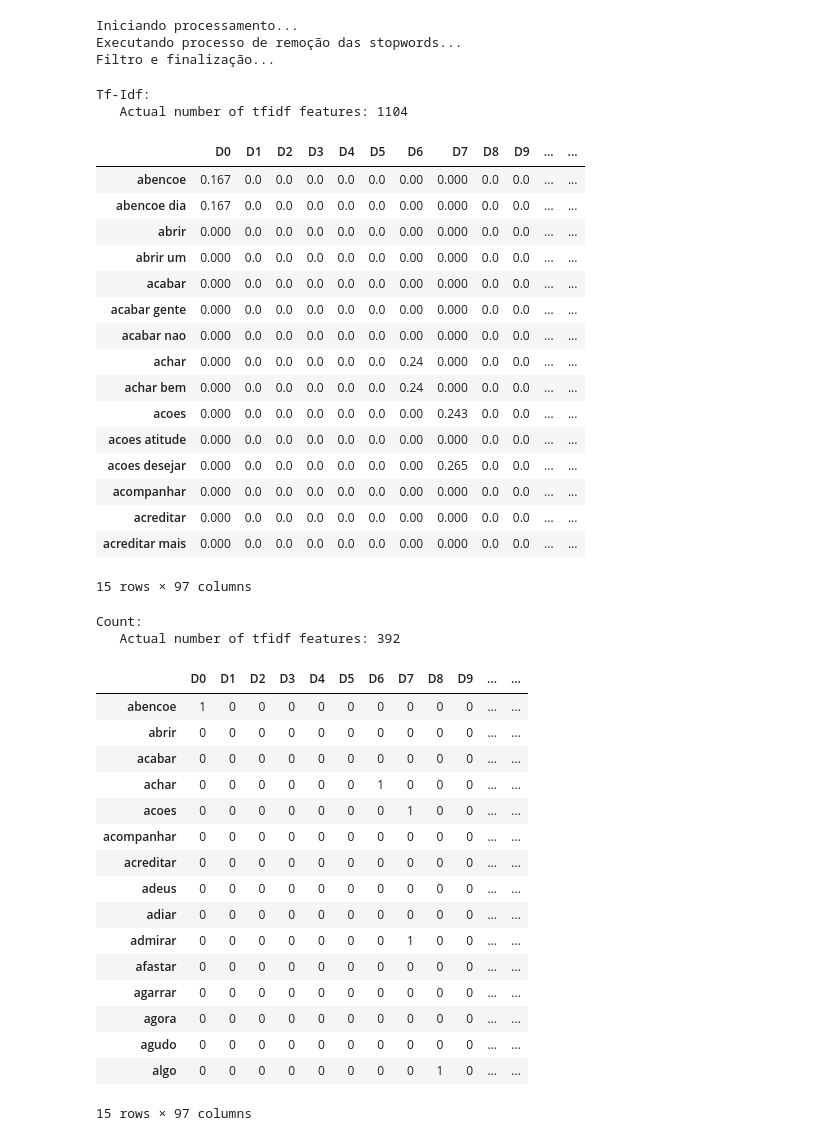
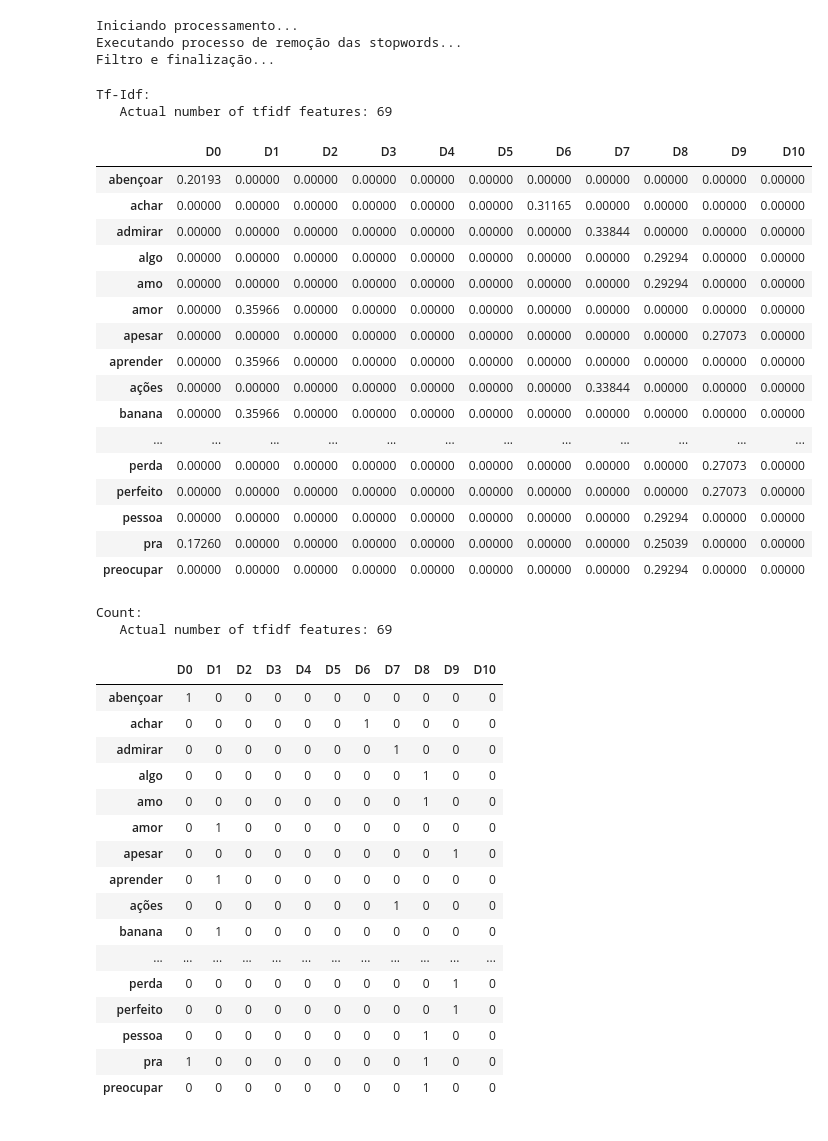
Before and after one commit to rdenadai/TxtP-Study-Notebooks, a Jupyter notebook: notebooks/text_classification_example.ipynb, the cells around one changed output. Drawn from its saved outputs; the diff is of its cells as text; code cells hidden in the pictures.

```diff
--- a/notebooks/text_classification_example.ipynb
+++ b/notebooks/text_classification_example.ipynb
@@ -458,56 +468,56 @@ Executando processo de remoção das stopwords...
 Filtro e finalização...
 # %%
 print('Tf-Idf:')
-vec_tfidf = TfidfVectorizer(max_df=5, sublinear_tf=False, use_idf=True, ngram_range=(1, 2))
+vec_tfidf = TfidfVectorizer(max_df=5, sublinear_tf=False, use_idf=True)
 X_tfidf = vec_tfidf.fit_transform(frases)
 print("   Actual number of tfidf features: %d" % X_tfidf.get_shape()[1])
-weights_tfidf = pd.DataFrame(np.round(X_tfidf.toarray().T, 3), index=vec_tfidf.get_feature_names(), columns=ldocs)
-display(weights_tfidf.head(15))
+weights_tfidf = pd.DataFrame(np.round(X_tfidf.toarray().T, 5), index=vec_tfidf.get_feature_names(), columns=ldocs)
+display(weights_tfidf.head(50))
 # %% [output]
 Tf-Idf:
-   Actual number of tfidf features: 1104
+   Actual number of tfidf features: 69
-|  | D0 | D1 | D2 | D3 | D4 | D5 | D6 | D7 | D8 | D9 | ... | ... |
-| abencoe | 0.167 | 0.0 | 0.0 | 0.0 | 0.0 | 0.0 | 0.00 | 0.000 | 0.0 | 0.0 | ... | ... |
-| abencoe dia | 0.167 | 0.0 | 0.0 | 0.0 | 0.0 | 0.0 | 0.00 | 0.000 | 0.0 | 0.0 | ... | ... |
-| abrir | 0.000 | 0.0 | 0.0 | 0.0 | 0.0 | 0.0 | 0.00 | 0.000 | 0.0 | 0.0 | ... | ... |
-| abrir um | 0.000 | 0.0 | 0.0 | 0.0 | 0.0 | 0.0 | 0.00 | 0.000 | 0.0 | 0.0 | ... | ... |
-| acabar | 0.000 | 0.0 | 0.0 | 0.0 | 0.0 | 0.0 | 0.00 | 0.000 | 0.0 | 0.0 | ... | ... |
-| acabar gente | 0.000 | 0.0 | 0.0 | 0.0 | 0.0 | 0.0 | 0.00 | 0.000 | 0.0 | 0.0 | ... | ... |
-| acabar nao | 0.000 | 0.0 | 0.0 | 0.0 | 0.0 | 0.0 | 0.00 | 0.000 | 0.0 | 0.0 | ... | ... |
-| achar | 0.000 | 0.0 | 0.0 | 0.0 | 0.0 | 0.0 | 0.24 | 0.000 | 0.0 | 0.0 | ... | ... |
-| achar bem | 0.000 | 0.0 | 0.0 | 0.0 | 0.0 | 0.0 | 0.24 | 0.000 | 0.0 | 0.0 | ... | ... |
-| acoes | 0.000 | 0.0 | 0.0 | 0.0 | 0.0 | 0.0 | 0.00 | 0.243 | 0.0 | 0.0 | ... | ... |
-| acoes atitude | 0.000 | 0.0 | 0.0 | 0.0 | 0.0 | 0.0 | 0.00 | 0.000 | 0.0 | 0.0 | ... | ... |
-| acoes desejar | 0.000 | 0.0 | 0.0 | 0.0 | 0.0 | 0.0 | 0.00 | 0.265 | 0.0 | 0.0 | ... | ... |
-| acompanhar | 0.000 | 0.0 | 0.0 | 0.0 | 0.0 | 0.0 | 0.00 | 0.000 | 0.0 | 0.0 | ... | ... |
-| acreditar | 0.000 | 0.0 | 0.0 | 0.0 | 0.0 | 0.0 | 0.00 | 0.000 | 0.0 | 0.0 | ... | ... |
-| acreditar mais | 0.000 | 0.0 | 0.0 | 0.0 | 0.0 | 0.0 | 0.00 | 0.000 | 0.0 | 0.0 | ... | ... |
+|  | D0 | D1 | D2 | D3 | D4 | D5 | D6 | D7 | D8 | D9 | D10 |
+| abençoar | 0.20193 | 0.00000 | 0.00000 | 0.00000 | 0.00000 | 0.00000 | 0.00000 | 0.00000 | 0.00000 | 0.00000 | 0.00000 |
+| achar | 0.00000 | 0.00000 | 0.00000 | 0.00000 | 0.00000 | 0.00000 | 0.31165 | 0.00000 | 0.00000 | 0.00000 | 0.00000 |
+| admirar | 0.00000 | 0.00000 | 0.00000 | 0.00000 | 0.00000 | 0.00000 | 0.00000 | 0.33844 | 0.00000 | 0.00000 | 0.00000 |
+| algo | 0.00000 | 0.00000 | 0.00000 | 0.00000 | 0.00000 | 0.00000 | 0.00000 | 0.00000 | 0.29294 | 0.00000 | 0.00000 |
+| amo | 0.00000 | 0.00000 | 0.00000 | 0.00000 | 0.00000 | 0.00000 | 0.00000 | 0.00000 | 0.29294 | 0.00000 | 0.00000 |
+| amor | 0.00000 | 0.35966 | 0.00000 | 0.00000 | 0.00000 | 0.00000 | 0.00000 | 0.00000 | 0.00000 | 0.00000 | 0.00000 |
+| apesar | 0.00000 | 0.00000 | 0.00000 | 0.00000 | 0.00000 | 0.00000 | 0.00000 | 0.00000 | 0.00000 | 0.27073 | 0.00000 |
+| aprender | 0.00000 | 0.35966 | 0.00000 | 0.00000 | 0.00000 | 0.00000 | 0.00000 | 0.00000 | 0.00000 | 0.00000 | 0.00000 |
+| ações | 0.00000 | 0.00000 | 0.00000 | 0.00000 | 0.00000 | 0.00000 | 0.00000 | 0.33844 | 0.00000 | 0.00000 | 0.00000 |
+| banana | 0.00000 | 0.35966 | 0.00000 | 0.00000 | 0.00000 | 0.00000 | 0.00000 | 0.00000 | 0.00000 | 0.00000 | 0.00000 |
+| ... | ... | ... | ... | ... | ... | ... | ... | ... | ... | ... | ... |
+| perda | 0.00000 | 0.00000 | 0.00000 | 0.00000 | 0.00000 | 0.00000 | 0.00000 | 0.00000 | 0.00000 | 0.27073 | 0.00000 |
+| perfeito | 0.00000 | 0.00000 | 0.00000 | 0.00000 | 0.00000 | 0.00000 | 0.00000 | 0.00000 | 0.00000 | 0.27073 | 0.00000 |
+| pessoa | 0.00000 | 0.00000 | 0.00000 | 0.00000 | 0.00000 | 0.00000 | 0.00000 | 0.00000 | 0.29294 | 0.00000 | 0.00000 |
+| pra | 0.17260 | 0.00000 | 0.00000 | 0.00000 | 0.00000 | 0.00000 | 0.00000 | 0.00000 | 0.25039 | 0.00000 | 0.00000 |
+| preocupar | 0.00000 | 0.00000 | 0.00000 | 0.00000 | 0.00000 | 0.00000 | 0.00000 | 0.00000 | 0.29294 | 0.00000 | 0.00000 |
-15 rows × 97 columns
 # %%
 print('Count:')
 vec_count = CountVectorizer()
 X_count = vec_count.fit_transform(frases)
 print("   Actual number of tfidf features: %d" % X_count.get_shape()[1])
 weights_count = pd.DataFrame(X_count.toarray().T, index=vec_count.get_feature_names(), columns=ldocs)
-display(weights_count.head(15))
+display(weights_count.head(50))
 # %% [output]
 Count:
-   Actual number of tfidf features: 392
+   Actual number of tfidf features: 69
-|  | D0 | D1 | D2 | D3 | D4 | D5 | D6 | D7 | D8 | D9 | ... | ... |
-| abencoe | 1 | 0 | 0 | 0 | 0 | 0 | 0 | 0 | 0 | 0 | ... | ... |
-| abrir | 0 | 0 | 0 | 0 | 0 | 0 | 0 | 0 | 0 | 0 | ... | ... |
-| acabar | 0 | 0 | 0 | 0 | 0 | 0 | 0 | 0 | 0 | 0 | ... | ... |
-| achar | 0 | 0 | 0 | 0 | 0 | 0 | 1 | 0 | 0 | 0 | ... | ... |
-| acoes | 0 | 0 | 0 | 0 | 0 | 0 | 0 | 1 | 0 | 0 | ... | ... |
-| acompanhar | 0 | 0 | 0 | 0 | 0 | 0 | 0 | 0 | 0 | 0 | ... | ... |
-| acreditar | 0 | 0 | 0 | 0 | 0 | 0 | 0 | 0 | 0 | 0 | ... | ... |
-| adeus | 0 | 0 | 0 | 0 | 0 | 0 | 0 | 0 | 0 | 0 | ... | ... |
-| adiar | 0 | 0 | 0 | 0 | 0 | 0 | 0 | 0 | 0 | 0 | ... | ... |
-| admirar | 0 | 0 | 0 | 0 | 0 | 0 | 0 | 1 | 0 | 0 | ... | ... |
-| afastar | 0 | 0 | 0 | 0 | 0 | 0 | 0 | 0 | 0 | 0 | ... | ... |
-| agarrar | 0 | 0 | 0 | 0 | 0 | 0 | 0 | 0 | 0 | 0 | ... | ... |
-| agora | 0 | 0 | 0 | 0 | 0 | 0 | 0 | 0 | 0 | 0 | ... | ... |
-| agudo | 0 | 0 | 0 | 0 | 0 | 0 | 0 | 0 | 0 | 0 | ... | ... |
-| algo | 0 | 0 | 0 | 0 | 0 | 0 | 0 | 0 | 1 | 0 | ... | ... |
+|  | D0 | D1 | D2 | D3 | D4 | D5 | D6 | D7 | D8 | D9 | D10 |
+| abençoar | 1 | 0 | 0 | 0 | 0 | 0 | 0 | 0 | 0 | 0 | 0 |
+| achar | 0 | 0 | 0 | 0 | 0 | 0 | 1 | 0 | 0 | 0 | 0 |
+| admirar | 0 | 0 | 0 | 0 | 0 | 0 | 0 | 1 | 0 | 0 | 0 |
+| algo | 0 | 0 | 0 | 0 | 0 | 0 | 0 | 0 | 1 | 0 | 0 |
+| amo | 0 | 0 | 0 | 0 | 0 | 0 | 0 | 0 | 1 | 0 | 0 |
+| amor | 0 | 1 | 0 | 0 | 0 | 0 | 0 | 0 | 0 | 0 | 0 |
+| apesar | 0 | 0 | 0 | 0 | 0 | 0 | 0 | 0 | 0 | 1 | 0 |
+| aprender | 0 | 1 | 0 | 0 | 0 | 0 | 0 | 0 | 0 | 0 | 0 |
+| ações | 0 | 0 | 0 | 0 | 0 | 0 | 0 | 1 | 0 | 0 | 0 |
+| banana | 0 | 1 | 0 | 0 | 0 | 0 | 0 | 0 | 0 | 0 | 0 |
+| ... | ... | ... | ... | ... | ... | ... | ... | ... | ... | ... | ... |
+| perda | 0 | 0 | 0 | 0 | 0 | 0 | 0 | 0 | 0 | 1 | 0 |
+| perfeito | 0 | 0 | 0 | 0 | 0 | 0 | 0 | 0 | 0 | 1 | 0 |
+| pessoa | 0 | 0 | 0 | 0 | 0 | 0 | 0 | 0 | 1 | 0 | 0 |
+| pra | 1 | 0 | 0 | 0 | 0 | 0 | 0 | 0 | 1 | 0 | 0 |
+| preocupar | 0 | 0 | 0 | 0 | 0 | 0 | 0 | 0 | 1 | 0 | 0 |
-15 rows × 97 columns
 # %%
```
Also changed, not shown: parts of 24 cells of this notebook.
